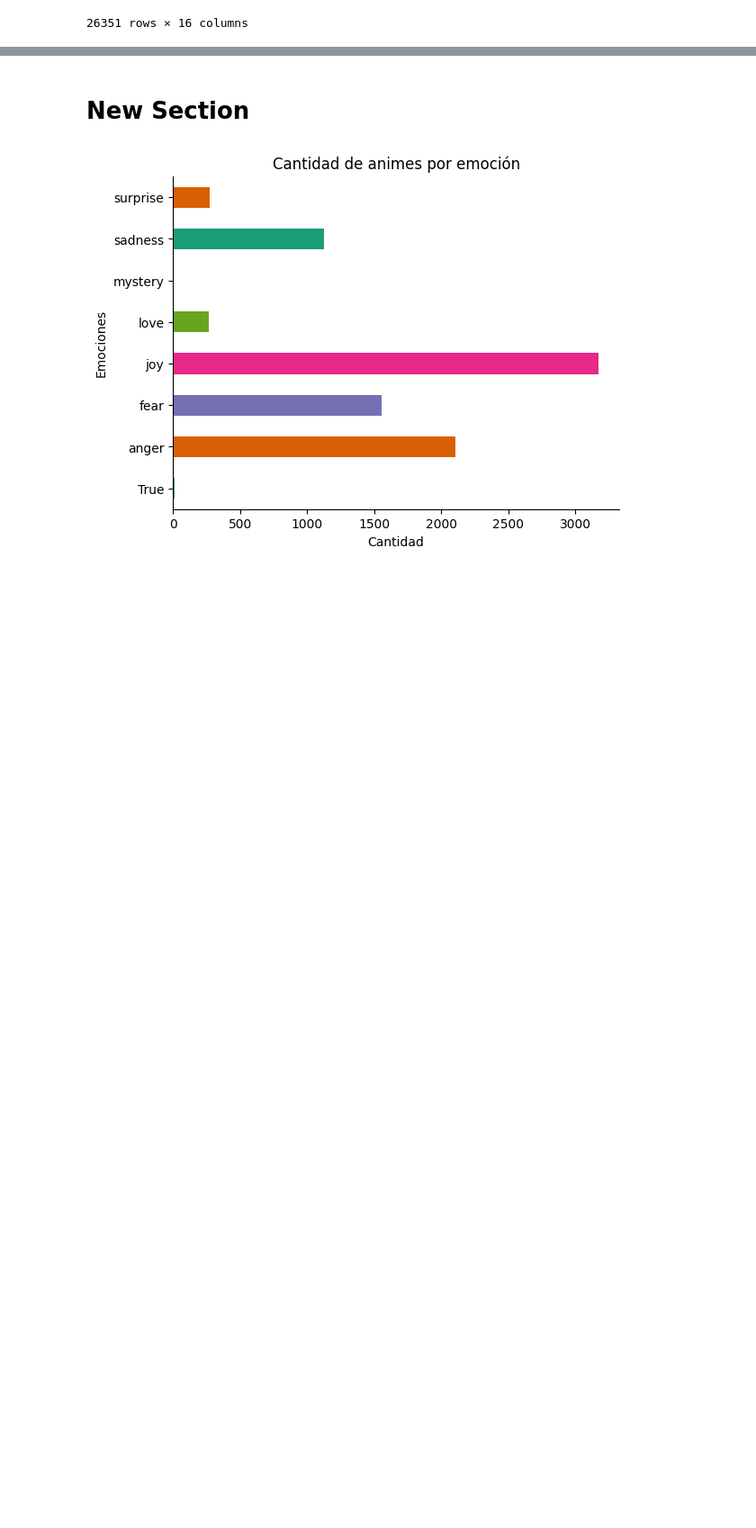
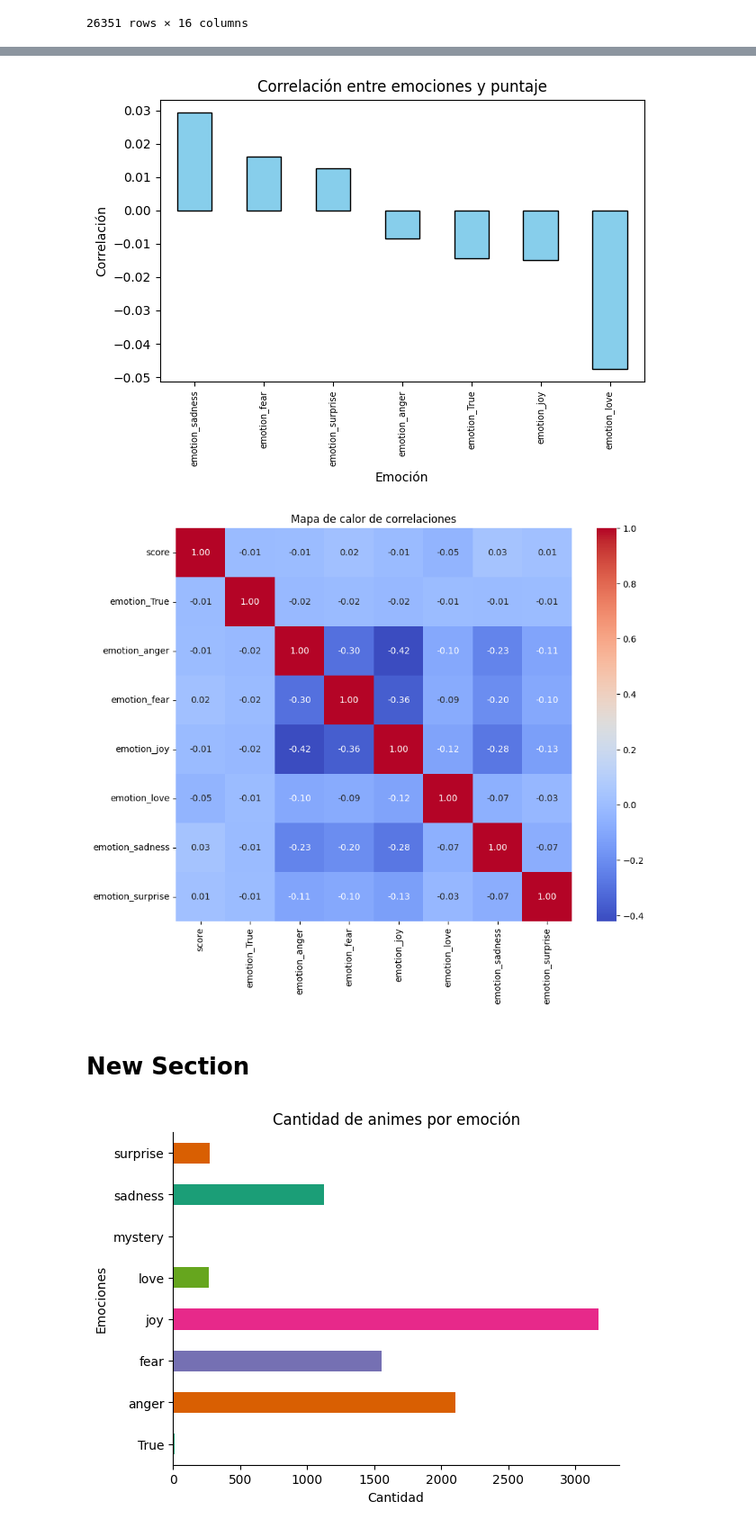
Before and after one commit to repositoriosHackaton/SIC25-CubitsUCV, a Jupyter notebook: Analisis de datos/main.ipynb, the cells around one changed output, grey strips where cells are left out. Shown at 90% size. Saved outputs shown, nothing was run; the diff lists cells and outputs as text; code cells hidden in the pictures; blank space fills up the shorter version.

```diff
--- a/Analisis de datos/main.ipynb
+++ b/Analisis de datos/main.ipynb
@@ -295,3 +386,24 @@ plt.show()
+# %%
+#@title Correlación entre los géneros y el score
+import seaborn as sns
+
+df_encoded = pd.get_dummies(merged_df[['score','emotion']], columns=['emotion'])
+genre_score_corr = df_encoded.corr()['score'].drop('score')
+genre_score_corr.sort_values(ascending=False).plot(kind='bar', color='skyblue', edgecolor='black')
+plt.title('Correlación entre emociones y puntaje')
+plt.xlabel('Emoción')
+plt.ylabel('Correlación')
+plt.xticks(rotation=90, fontsize=7)
+plt.tight_layout()
+plt.show()
+
+plt.figure(figsize=(10, 8))
+sns.heatmap(df_encoded.corr(), annot=True, cmap='coolwarm', fmt=".2f")
+plt.title('Mapa de calor de correlaciones')
+plt.show()
+# %% [output]
+[figure, added]
+[figure, added]
 # %% [markdown]
 # New Section
 # %%
```
Also changed, not shown: parts of 7 cells of this notebook.
